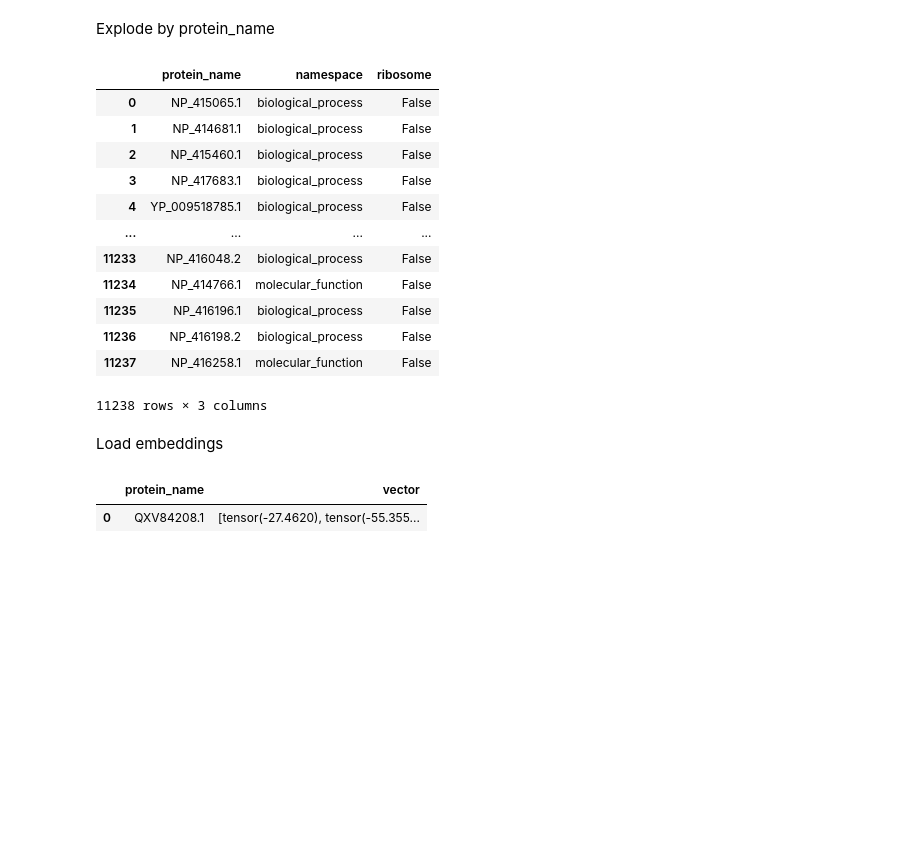
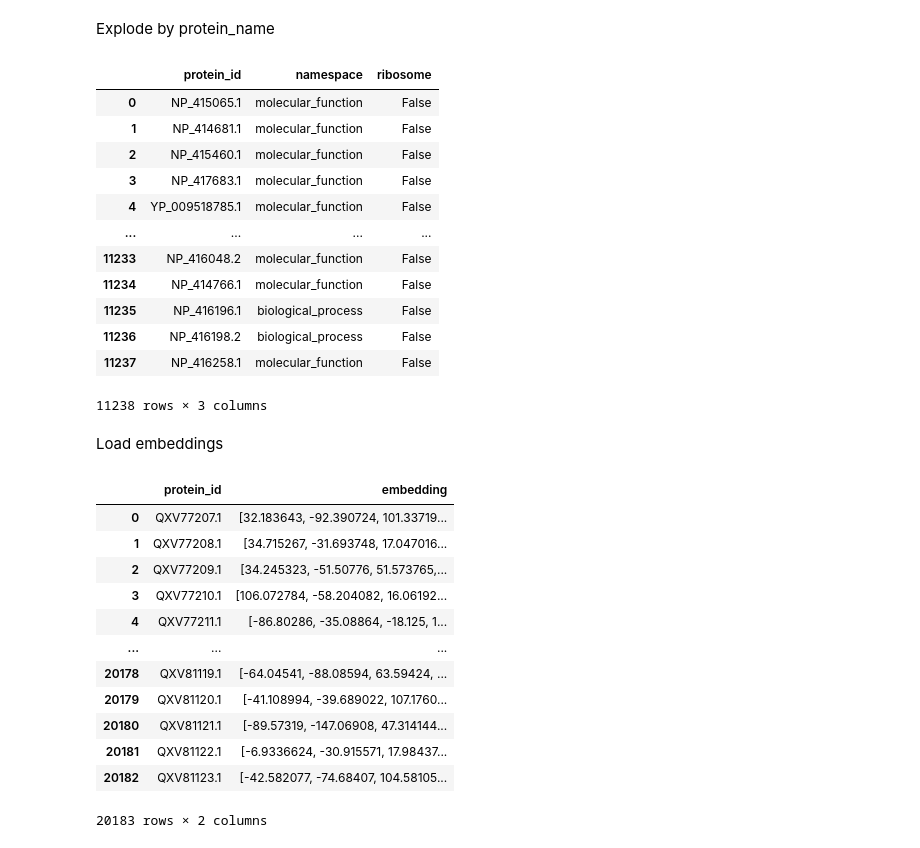
Before and after one commit to dottting/phagelm, a Jupyter notebook: tools/data_preperation.ipynb, the cells around one changed output. Cells and saved outputs as stored; diff of their text form; code cells hidden in the pictures; blank space fills up the shorter version.

```diff
--- a/tools/data_preperation.ipynb
+++ b/tools/data_preperation.ipynb
@@ -276,18 +277,18 @@ unique_accessions.head()
 # %% [markdown]
 Explode by protein_name
 # %%
-namespace_df = unique_accessions.explode("protein_name").reset_index(drop=True)
-namespace_df = namespace_df[["protein_name", "namespace", "ribosome"]].dropna()
+namespace_df = unique_accessions.explode("protein_id").reset_index(drop=True)
+namespace_df = namespace_df[["protein_id", "namespace", "ribosome"]].dropna()
 namespace_df
 # %% [output]
-|  | protein_name | namespace | ribosome |
-| 0 | NP_415065.1 | biological_process | False |
-| 1 | NP_414681.1 | biological_process | False |
-| 2 | NP_415460.1 | biological_process | False |
-| 3 | NP_417683.1 | biological_process | False |
-| 4 | YP_009518785.1 | biological_process | False |
+|  | protein_id | namespace | ribosome |
+| 0 | NP_415065.1 | molecular_function | False |
+| 1 | NP_414681.1 | molecular_function | False |
+| 2 | NP_415460.1 | molecular_function | False |
+| 3 | NP_417683.1 | molecular_function | False |
+| 4 | YP_009518785.1 | molecular_function | False |
 | ... | ... | ... | ... |
-| 11233 | NP_416048.2 | biological_process | False |
+| 11233 | NP_416048.2 | molecular_function | False |
 | 11234 | NP_414766.1 | molecular_function | False |
 | 11235 | NP_416196.1 | biological_process | False |
 | 11236 | NP_416198.2 | biological_process | False |
@@ -296,11 +297,19 @@ namespace_df
 # %% [markdown]
 Load embeddings
 # %%
-embeddings = np.load("../data/embeddings/embeddings.npy", allow_pickle=True)
-ids = np.load("../data/embeddings/embedding_ids.npy", allow_pickle=True)
-emb_list = [(id.tolist(), emb.mean_embedding.cpu()) for emb, id in zip(embeddings, ids)]
-embedding_df = pd.DataFrame(emb_list, columns=["protein_name", "vector"])
+embedding_df = pd.read_parquet("../data/embeddings/embeddings.parquet")
 embedding_df
 # %% [output]
-|  | protein_name | vector |
-| 0 | QXV84208.1 | [tensor(-27.4620), tensor(-55.355... |
+|  | protein_id | embedding |
+| 0 | QXV77207.1 | [32.183643, -92.390724, 101.33719... |
+| 1 | QXV77208.1 | [34.715267, -31.693748, 17.047016... |
+| 2 | QXV77209.1 | [34.245323, -51.50776, 51.573765,... |
+| 3 | QXV77210.1 | [106.072784, -58.204082, 16.06192... |
+| 4 | QXV77211.1 | [-86.80286, -35.08864, -18.125, 1... |
+| ... | ... | ... |
+| 20178 | QXV81119.1 | [-64.04541, -88.08594, 63.59424, ... |
+| 20179 | QXV81120.1 | [-41.108994, -39.689022, 107.1760... |
+| 20180 | QXV81121.1 | [-89.57319, -147.06908, 47.314144... |
+| 20181 | QXV81122.1 | [-6.9336624, -30.915571, 17.98437... |
+| 20182 | QXV81123.1 | [-42.582077, -74.68407, 104.58105... |
+20183 rows × 2 columns
```
Also changed, not shown: parts of 12 cells of this notebook, 4 other files.
